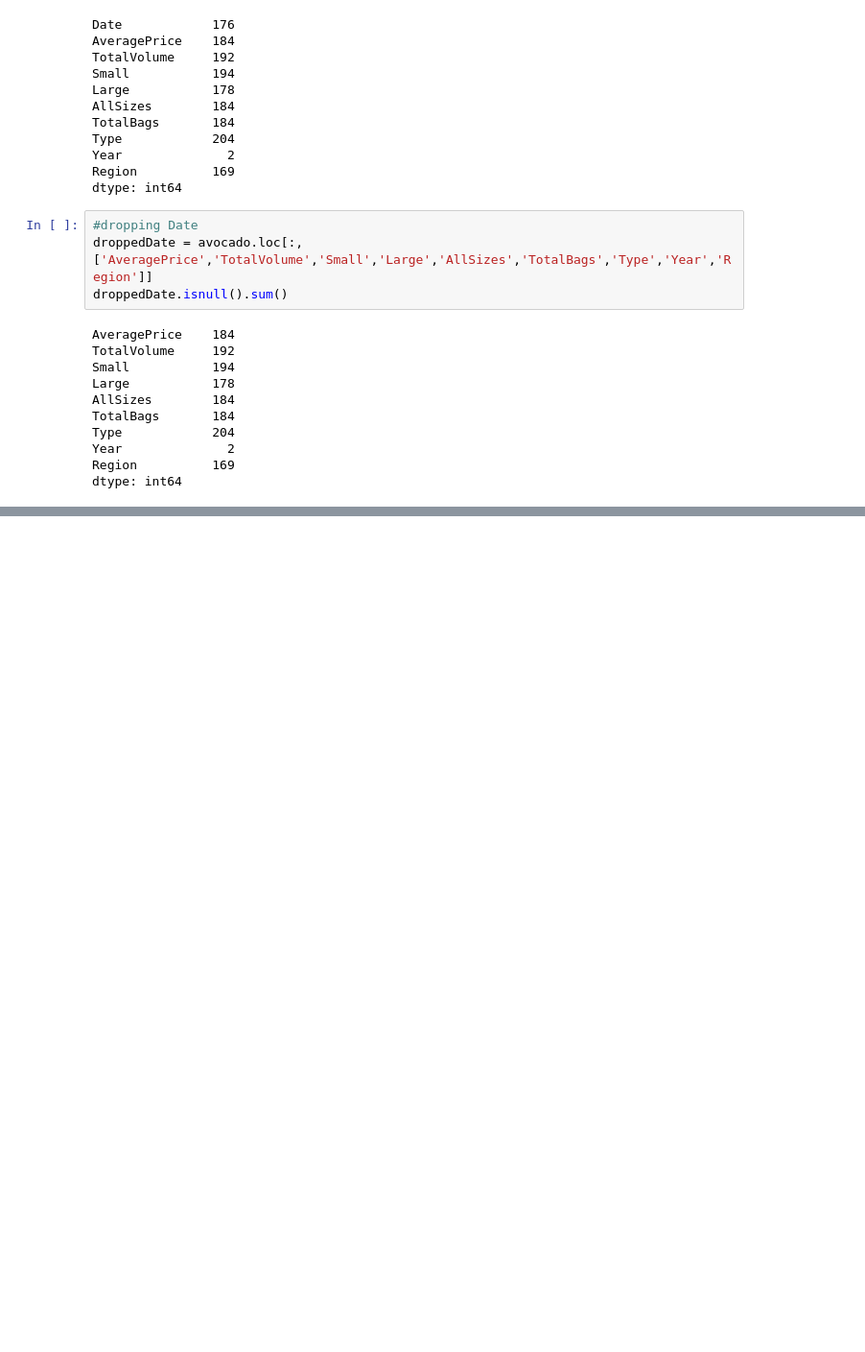
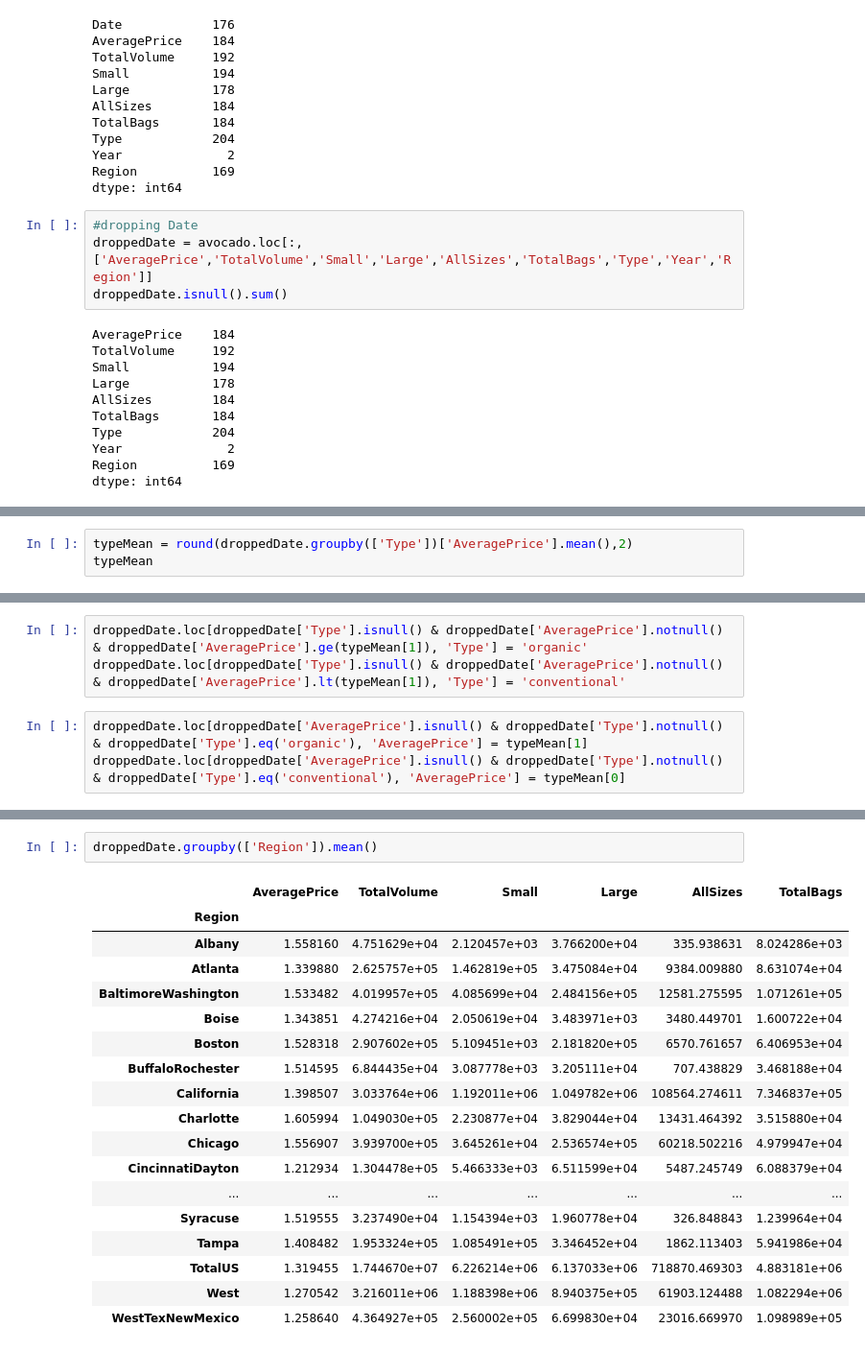
Before and after one commit to ivan-usd/refactored-octo-journey, a Jupyter notebook: notebooks/module3.ipynb, the cells around one changed output, grey strips where cells are left out. Shown at 96% size. Drawn from its saved outputs; the diff is of its cells as text; blank space fills up the shorter version.

```diff
--- a/notebooks/module3.ipynb
+++ b/notebooks/module3.ipynb
@@ -243,0 +249,3 @@ ax = droppedDate['Small'].plot.hist(bins=50)
+# %%
+typeMean = round(droppedDate.groupby(['Type'])['AveragePrice'].mean(),2)
+typeMean
@@ -243,0 +257,6 @@ ax = droppedDate['Small'].plot.hist(bins=50)
+# %%
+droppedDate.loc[droppedDate['Type'].isnull() & droppedDate['AveragePrice'].notnull() & droppedDate['AveragePrice'].ge(typeMean[1]), 'Type'] = 'organic'
+droppedDate.loc[droppedDate['Type'].isnull() & droppedDate['AveragePrice'].notnull() & droppedDate['AveragePrice'].lt(typeMean[1]), 'Type'] = 'conventional'
+# %%
+droppedDate.loc[droppedDate['AveragePrice'].isnull() & droppedDate['Type'].notnull() & droppedDate['Type'].eq('organic'), 'AveragePrice'] = typeMean[1]
+droppedDate.loc[droppedDate['AveragePrice'].isnull() & droppedDate['Type'].notnull() & droppedDate['Type'].eq('conventional'), 'AveragePrice'] = typeMean[0]
@@ -243,0 +276,21 @@ ax = droppedDate['Small'].plot.hist(bins=50)
+# %%
+droppedDate.groupby(['Region']).mean()
+# %% [output]
+|  | AveragePrice | TotalVolume | Small | Large | AllSizes | TotalBags |
+| Region |  |  |  |  |  |  |
+| Albany | 1.558160 | 4.751629e+04 | 2.120457e+03 | 3.766200e+04 | 335.938631 | 8.024286e+03 |
+| Atlanta | 1.339880 | 2.625757e+05 | 1.462819e+05 | 3.475084e+04 | 9384.009880 | 8.631074e+04 |
+| BaltimoreWashington | 1.533482 | 4.019957e+05 | 4.085699e+04 | 2.484156e+05 | 12581.275595 | 1.071261e+05 |
+| Boise | 1.343851 | 4.274216e+04 | 2.050619e+04 | 3.483971e+03 | 3480.449701 | 1.600722e+04 |
+| Boston | 1.528318 | 2.907602e+05 | 5.109451e+03 | 2.181820e+05 | 6570.761657 | 6.406953e+04 |
+| BuffaloRochester | 1.514595 | 6.844435e+04 | 3.087778e+03 | 3.205111e+04 | 707.438829 | 3.468188e+04 |
+| California | 1.398507 | 3.033764e+06 | 1.192011e+06 | 1.049782e+06 | 108564.274611 | 7.346837e+05 |
+| Charlotte | 1.605994 | 1.049030e+05 | 2.230877e+04 | 3.829044e+04 | 13431.464392 | 3.515880e+04 |
+| Chicago | 1.556907 | 3.939700e+05 | 3.645261e+04 | 2.536574e+05 | 60218.502216 | 4.979947e+04 |
+| CincinnatiDayton | 1.212934 | 1.304478e+05 | 5.466333e+03 | 6.511599e+04 | 5487.245749 | 6.088379e+04 |
+| ... | ... | ... | ... | ... | ... | ... |
+| Syracuse | 1.519555 | 3.237490e+04 | 1.154394e+03 | 1.960778e+04 | 326.848843 | 1.239964e+04 |
+| Tampa | 1.408482 | 1.953324e+05 | 1.085491e+05 | 3.346452e+04 | 1862.113403 | 5.941986e+04 |
+| TotalUS | 1.319455 | 1.744670e+07 | 6.226214e+06 | 6.137033e+06 | 718870.469303 | 4.883181e+06 |
+| West | 1.270542 | 3.216011e+06 | 1.188398e+06 | 8.940375e+05 | 61903.124488 | 1.082294e+06 |
+| WestTexNewMexico | 1.258640 | 4.364927e+05 | 2.560002e+05 | 6.699830e+04 | 23016.669970 | 1.098989e+05 |
```
Also changed, not shown: parts of 10 cells of this notebook.
